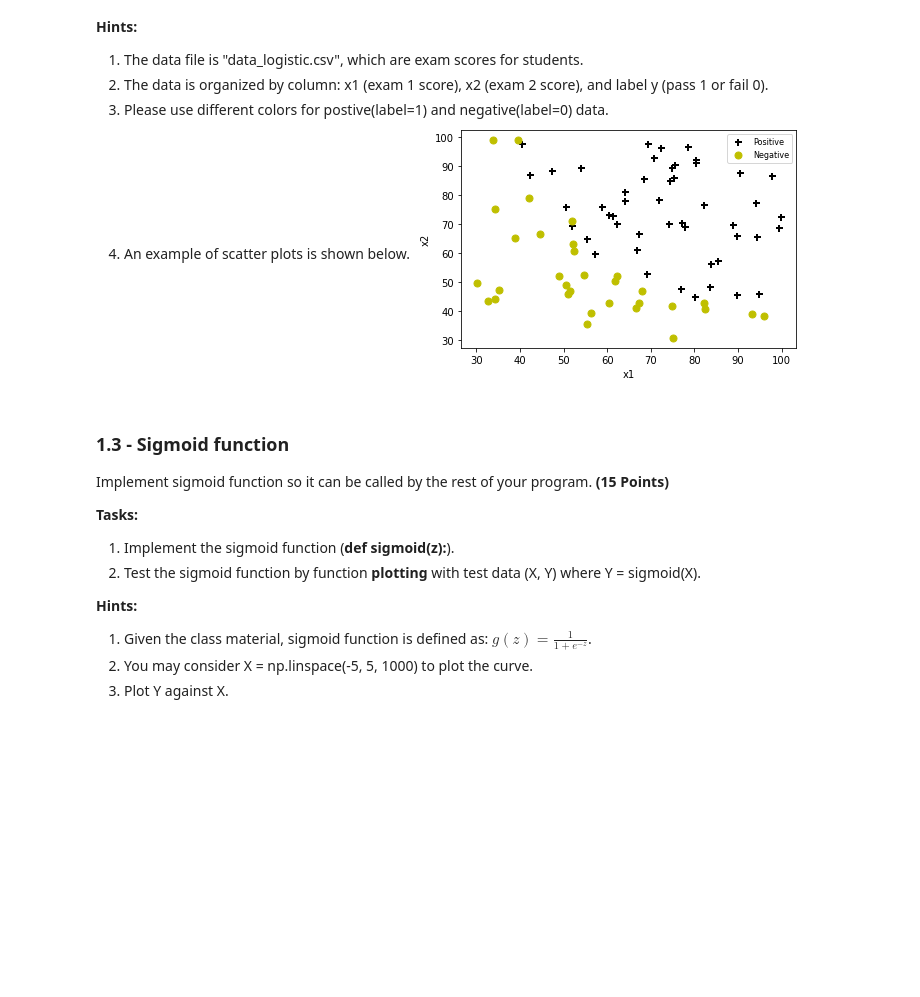
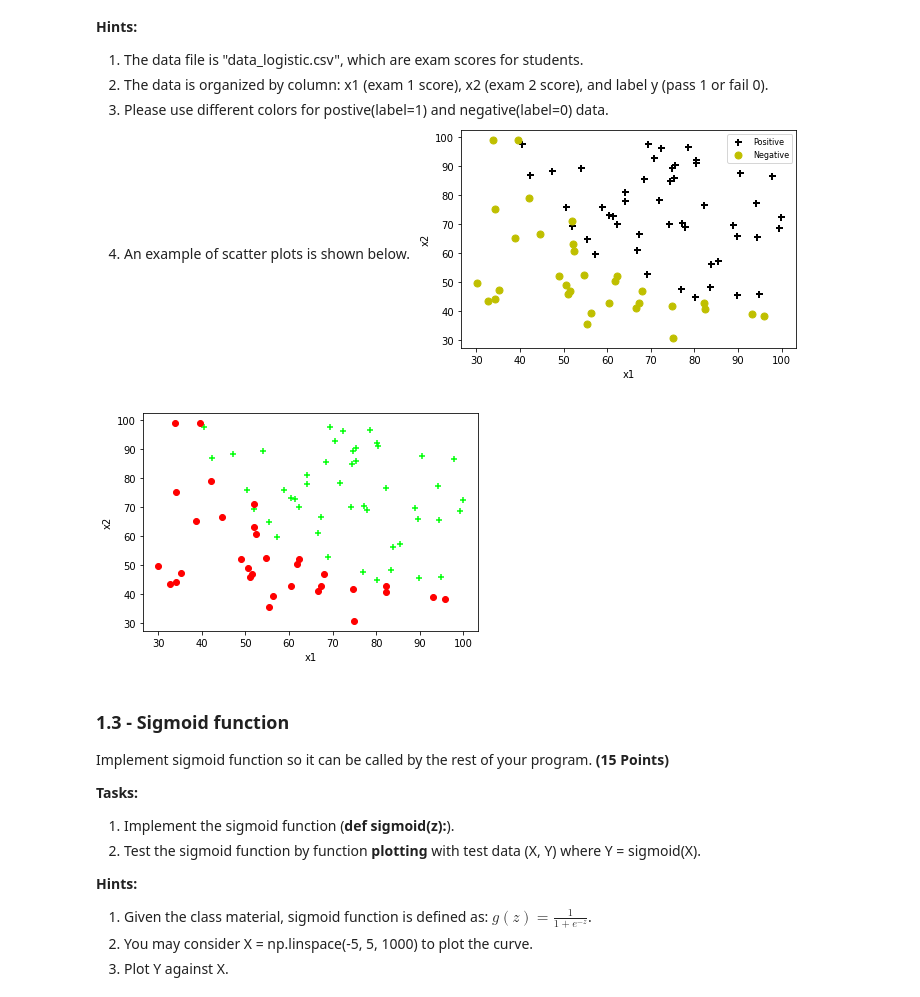
Before and after one commit to NChitty/CAP4630, a Jupyter notebook: hw2/Homework_02_colab.ipynb, the cells around one changed output. Saved outputs shown, nothing was run; the diff lists cells and outputs as text; code cells hidden in the pictures; blank space fills up the shorter version.

```diff
--- a/hw2/Homework_02_colab.ipynb
+++ b/hw2/Homework_02_colab.ipynb
@@ -56,3 +50,19 @@ Prepare the data for regression task. **(15 Points)**
+# %%
+### Preprocess input data and generate plots
+data = pd.read_csv('data_logistic.csv')
+X1 = data.iloc[:, 0]
+X2 = data.iloc[:, 1]
+Y = data.iloc[:, 2]
+for x1, x2, y in zip(X1, X2, Y):
+    if(y == 1):
+        plt.scatter(x1, x2, c='#00ff08', marker='+')
+    else:
+        plt.scatter(x1, x2, c='#ff0000', marker='o')
+plt.xlabel('x1')
+plt.ylabel('x2')
+plt.show()
+# %% [output]
+[figure, added]
 # %% [markdown]
 ### 1.3 - Sigmoid function ##
 
```
Also changed, not shown: parts of 5 cells of this notebook.
